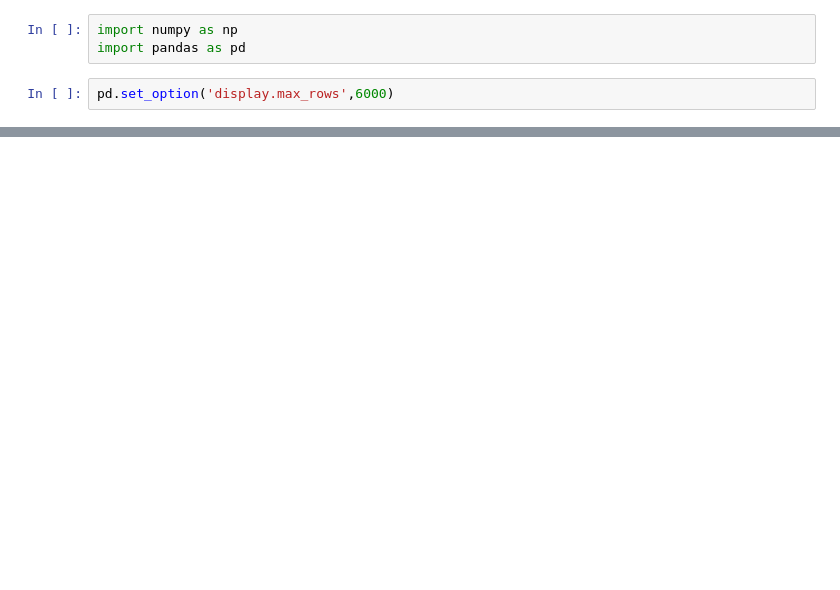
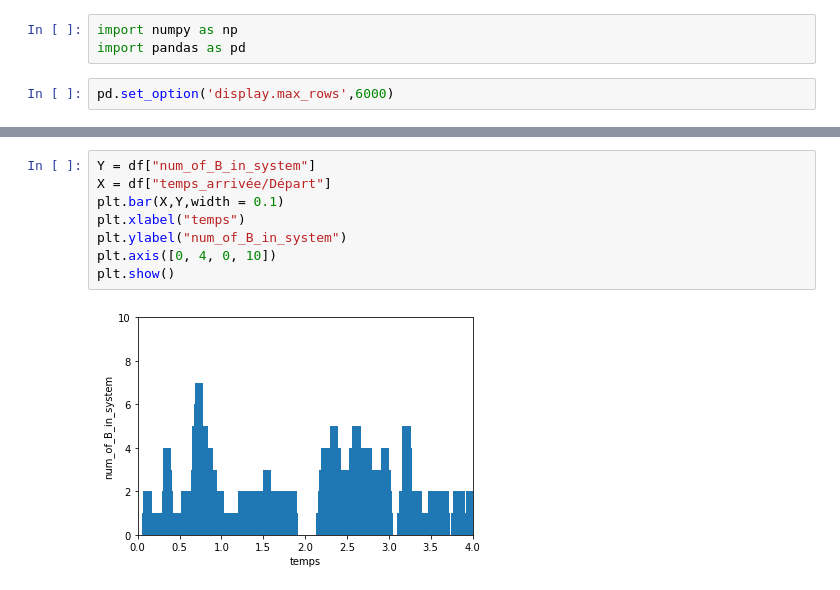
Before and after one commit to ayoubsassioui/Simulation-Project, a Jupyter notebook: Projet_Simulation.ipynb, the cells around one changed output, grey strips where cells are left out. Cells and saved outputs as stored; diff of their text form; blank space fills up the shorter version.

```diff
--- a/Projet_Simulation.ipynb
+++ b/Projet_Simulation.ipynb
@@ -250,0 +194,10 @@ t[-1]
+# %%
+Y = df["num_of_B_in_system"]
+X = df["temps_arrivée/Départ"]
+plt.bar(X,Y,width = 0.1)
+plt.xlabel("temps")
+plt.ylabel("num_of_B_in_system")
+plt.axis([0, 4, 0, 10])
+plt.show()
+# %% [output]
+[figure, added]
```
Also changed, not shown: parts of 6 cells of this notebook.
